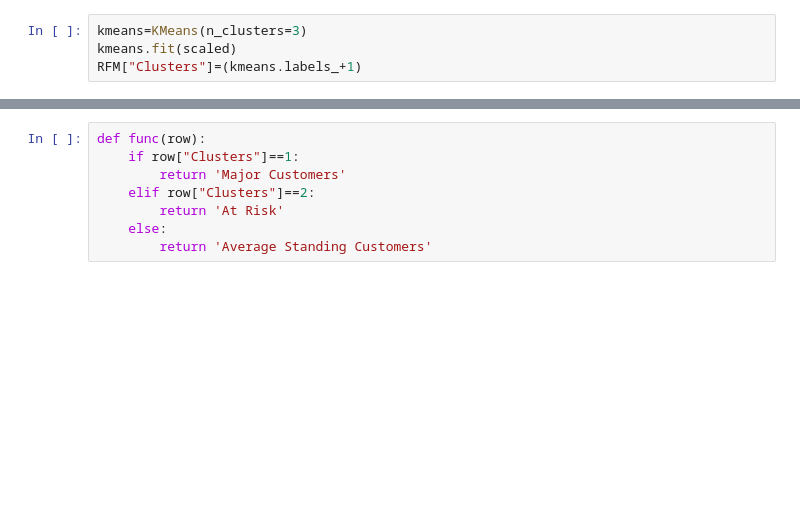
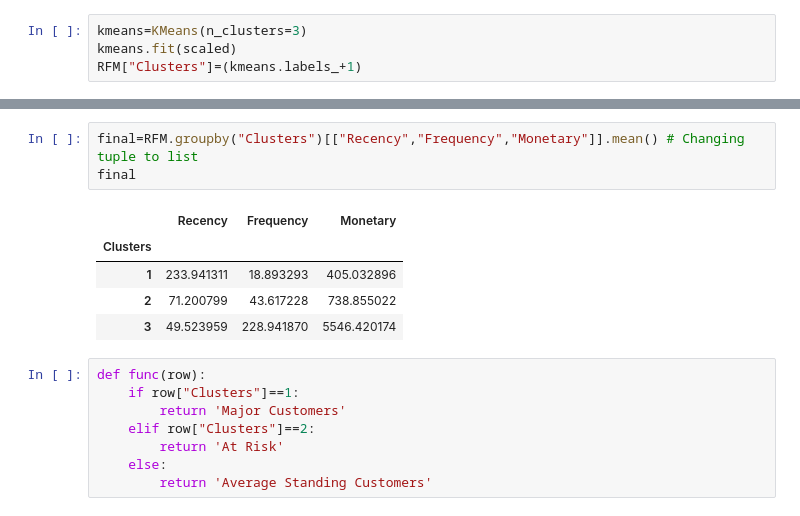
Before and after one commit to itarasingh/Myntra_Online_Retail_Customer_Segmentation, a Jupyter notebook: Customer_Segmentation.ipynb, the cells around one changed output, grey strips where cells are left out. Saved outputs shown, nothing was run; the diff lists cells and outputs as text; blank space fills up the shorter version.

```diff
--- a/Customer_Segmentation.ipynb
+++ b/Customer_Segmentation.ipynb
@@ -560,3 +586,12 @@ final
+# %%
+final=RFM.groupby("Clusters")[["Recency","Frequency","Monetary"]].mean() # Changing tuple to list
+final
+# %% [output]
+|  | Recency | Frequency | Monetary |
+| Clusters |  |  |  |
+| 1 | 233.941311 | 18.893293 | 405.032896 |
+| 2 | 71.200799 | 43.617228 | 738.855022 |
+| 3 | 49.523959 | 228.941870 | 5546.420174 |
 # %%
 def func(row):
     if row["Clusters"]==1:
```
Also changed, not shown: parts of 14 cells of this notebook.
